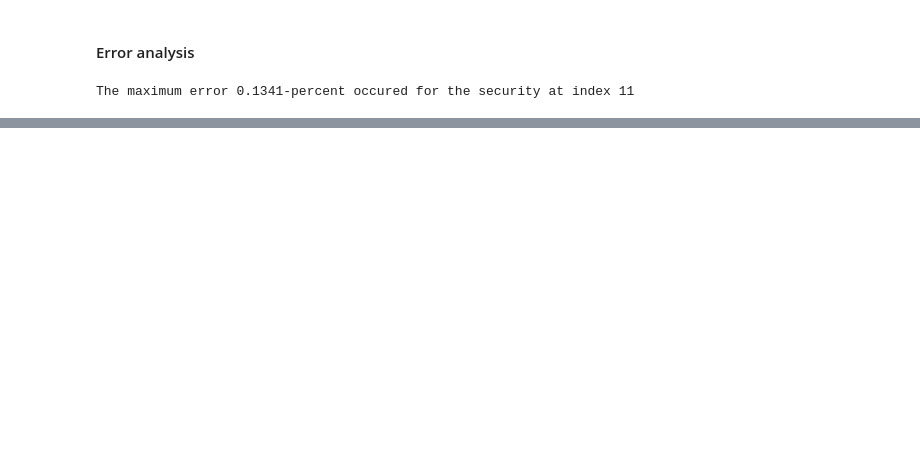
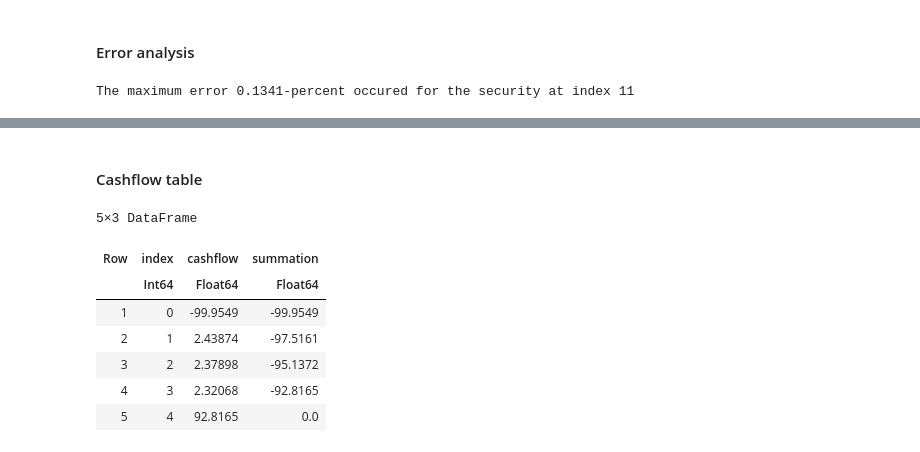
Before and after one commit to varnerlab/CHEME-5660-Examples-F23, a Jupyter notebook: CHEME-5660-L4c-NotesBonds-Fall-2023.ipynb, the cells around one changed output, grey strips where cells are left out. Saved outputs shown, nothing was run; the diff lists cells and outputs as text; code cells hidden in the pictures; blank space fills up the shorter version.

```diff
--- a/CHEME-5660-L4c-NotesBonds-Fall-2023.ipynb
+++ b/CHEME-5660-L4c-NotesBonds-Fall-2023.ipynb
@@ -148,0 +141,37 @@ DataFrameRow (7 columns)
+# %%
+T = dataset[2, Symbol("Security Term")] |> String |> securityterm;
+r̄ = dataset[2, Symbol("High Yield")]
+c = dataset[2, Symbol("Interest Rate")]
+cashflow_check_model = build(MyUSTreasuryCouponSecurityModel, (
+            par = 100.0, T = T, rate = r̄, coupon = c, λ = 2
+        )) |> discount_model;
+
+cashflow = cashflow_check_model.cashflow;
+# %% [markdown]
+#### Cashflow table
+# %%
+number_of_periods = length(cashflow)
+df = DataFrame();
+sumvalue = 0.0;
+for i ∈ 0:(number_of_periods - 1)
+
+    payment = cashflow[i];
+    sumvalue += payment;
+
+    row_tuple = (
+        index = i,
+        cashflow = payment,
+        summation = sumvalue
+    );
+    push!(df,row_tuple);
+end
+df
+# %% [output]
+5×3 DataFrame
+| Row | index | cashflow | summation |
+|  | Int64 | Float64 | Float64 |
+| 1 | 0 | -99.9549 | -99.9549 |
+| 2 | 1 | 2.43874 | -97.5161 |
+| 3 | 2 | 2.37898 | -95.1372 |
+| 4 | 3 | 2.32068 | -92.8165 |
+| 5 | 4 | 92.8165 | 0.0 |
```
Also changed, not shown: parts of 5 cells of this notebook.
